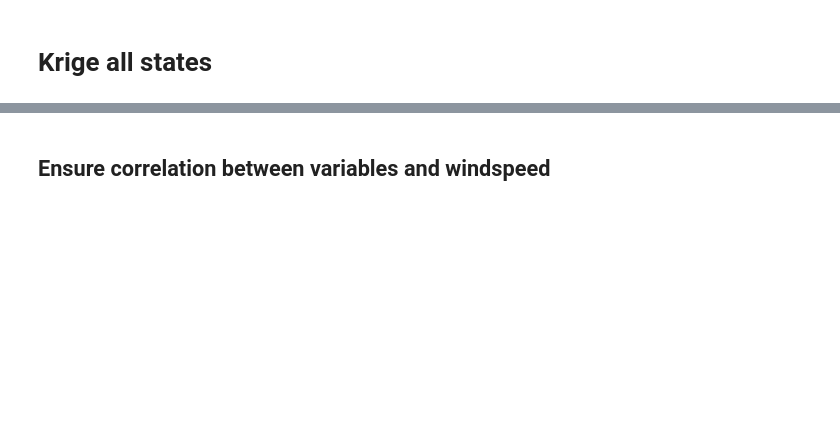
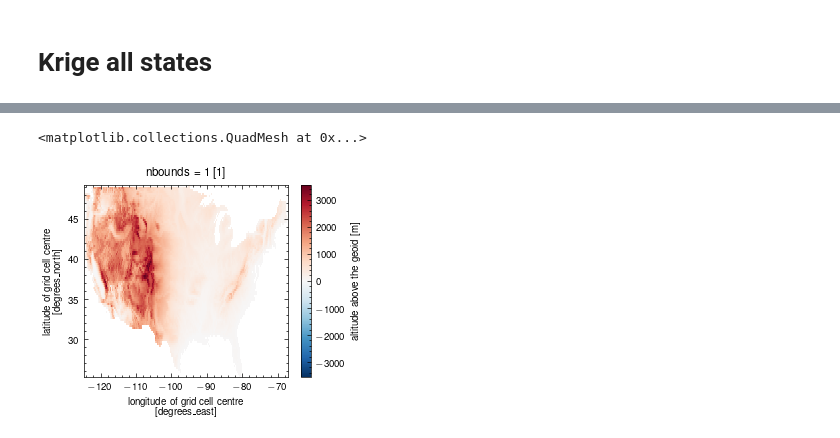
Before and after one commit to ivalencius/wind-analysis, a Jupyter notebook: scripts/krige_development.ipynb, the cells around one changed output, grey strips where cells are left out. Saved outputs shown, nothing was run; the diff lists cells and outputs as text; code cells hidden in the pictures; blank space fills up the shorter version.

```diff
--- a/scripts/krige_development.ipynb
+++ b/scripts/krige_development.ipynb
@@ -465,28 +503,19 @@ states = xr.concat(all_states, dim="state")
 # %%
 # TEMIS elevation data, 0.0625 degree resolution
 temis = (
-    xr.load_dataset("../data/TEMIS/GMTED2010_15n015_00625deg.nc")
+    xr.load_dataset("../data/TEMIS/GMTED2010_15n060_0250deg.nc")
     .isel(nbounds=1)
 )
-# GFDL AM4 data
-am4 = (
-    xr.open_mfdataset(
-        '../data/nudged_2005/monthly/*.nc', combine="by_coords"
-    )
-    .assign(net = lambda x: np.sqrt(x["ucomp"]**2 + x["vcomp"]**2))
-    .sel(time="2005-01-16")
-    .squeeze()
-    .load()
-)
+
 
 state_mask = regionmask.defined_regions.natural_earth_v5_0_0.us_states_50
-t_all = temis.where(state_mask.mask(temis['longitude'], temis['latitude']).notnull(), drop=True)
-am4_all = am4.where(state_mask.mask(am4).notnull(), drop=True)
+# Hawaii and Alaska are not included in the mask
+good_keys = [k for k in state_mask.regions.keys() if k not in state_mask.map_keys(['Hawaii', 'Alaska'])]
+t_all = temis.where(state_mask.mask(temis['longitude'], temis['latitude']).isin(good_keys), drop=True)
 t_station = temis.sel(
-    latitude=states['latitude'].mean('state'), longitude=states['longitude'].mean('state'), method='nearest'
+    latitude=l48_mon['latitude'].mean('state'), longitude=l48_mon['longitude'].mean('state'), method='nearest'
 )
-am4_station = am4.sel(
-    lat=states['latitude'].mean('state'), lon=states['longitude'].mean('state'), method='nearest'
-)
+t_all['elevation'].plot()
+# %% [output]
+<matplotlib.collections.QuadMesh at 0x...>
+[figure, added]
-# %% [markdown]
-## Ensure correlation between variables and windspeed
```
Also changed, not shown: parts of 15 cells of this notebook.
